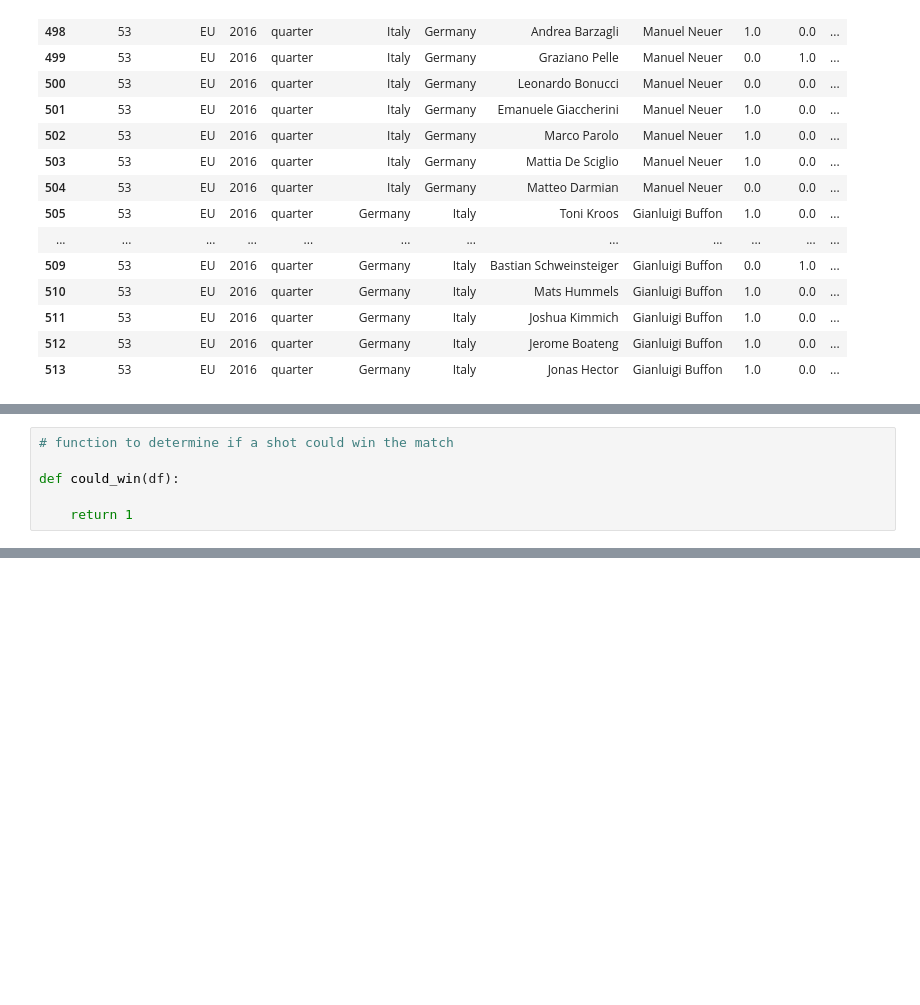
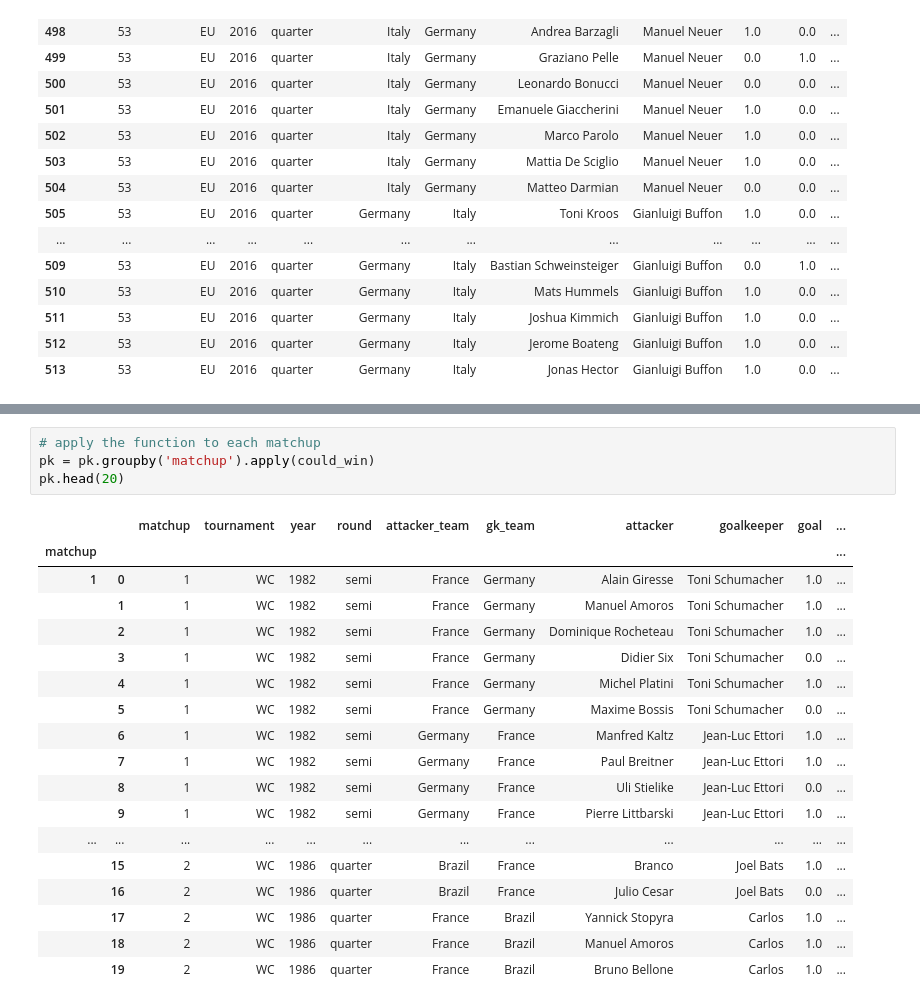
Before and after one commit to bbjohnson6810/penalty_shootouts, a Jupyter notebook: 01_setup/add_columns_to_pk_df.ipynb, the cells around one changed output, grey strips where cells are left out. Cells and saved outputs as stored; diff of their text form; blank space fills up the shorter version.

Commit message:
added could-win function

```diff
--- a/01_setup/add_columns_to_pk_df.ipynb
+++ b/01_setup/add_columns_to_pk_df.ipynb
@@ -75,6 +77,0 @@ Generally, there are two possible ways to win a penalty shootout:
-# %%
-# function to determine if a shot could win the match
-
-def could_win(df):
-
-    return 1
@@ -83,0 +204,23 @@ pk.groupby('matchup').apply(could_win)
+# %%
+# apply the function to each matchup
+pk = pk.groupby('matchup').apply(could_win)
+pk.head(20)
+# %% [output]
+|  |  | matchup | tournament | year | round | attacker_team | gk_team | attacker | goalkeeper | goal | ... |
+| matchup |  |  |  |  |  |  |  |  |  |  | ... |
+| 1 | 0 | 1 | WC | 1982 | semi | France | Germany | Alain Giresse | Toni Schumacher | 1.0 | ... |
+|  | 1 | 1 | WC | 1982 | semi | France | Germany | Manuel Amoros | Toni Schumacher | 1.0 | ... |
+|  | 2 | 1 | WC | 1982 | semi | France | Germany | Dominique Rocheteau | Toni Schumacher | 1.0 | ... |
+|  | 3 | 1 | WC | 1982 | semi | France | Germany | Didier Six | Toni Schumacher | 0.0 | ... |
+|  | 4 | 1 | WC | 1982 | semi | France | Germany | Michel Platini | Toni Schumacher | 1.0 | ... |
+|  | 5 | 1 | WC | 1982 | semi | France | Germany | Maxime Bossis | Toni Schumacher | 0.0 | ... |
+|  | 6 | 1 | WC | 1982 | semi | Germany | France | Manfred Kaltz | Jean-Luc Ettori | 1.0 | ... |
+|  | 7 | 1 | WC | 1982 | semi | Germany | France | Paul Breitner | Jean-Luc Ettori | 1.0 | ... |
+|  | 8 | 1 | WC | 1982 | semi | Germany | France | Uli Stielike | Jean-Luc Ettori | 0.0 | ... |
+|  | 9 | 1 | WC | 1982 | semi | Germany | France | Pierre Littbarski | Jean-Luc Ettori | 1.0 | ... |
+| ... | ... | ... | ... | ... | ... | ... | ... | ... | ... | ... | ... |
+|  | 15 | 2 | WC | 1986 | quarter | Brazil | France | Branco | Joel Bats | 1.0 | ... |
+|  | 16 | 2 | WC | 1986 | quarter | Brazil | France | Julio Cesar | Joel Bats | 0.0 | ... |
+|  | 17 | 2 | WC | 1986 | quarter | France | Brazil | Yannick Stopyra | Carlos | 1.0 | ... |
+|  | 18 | 2 | WC | 1986 | quarter | France | Brazil | Manuel Amoros | Carlos | 1.0 | ... |
+|  | 19 | 2 | WC | 1986 | quarter | France | Brazil | Bruno Bellone | Carlos | 1.0 | ... |
```
Also changed, not shown: parts of 4 cells of this notebook, 1 other file.
